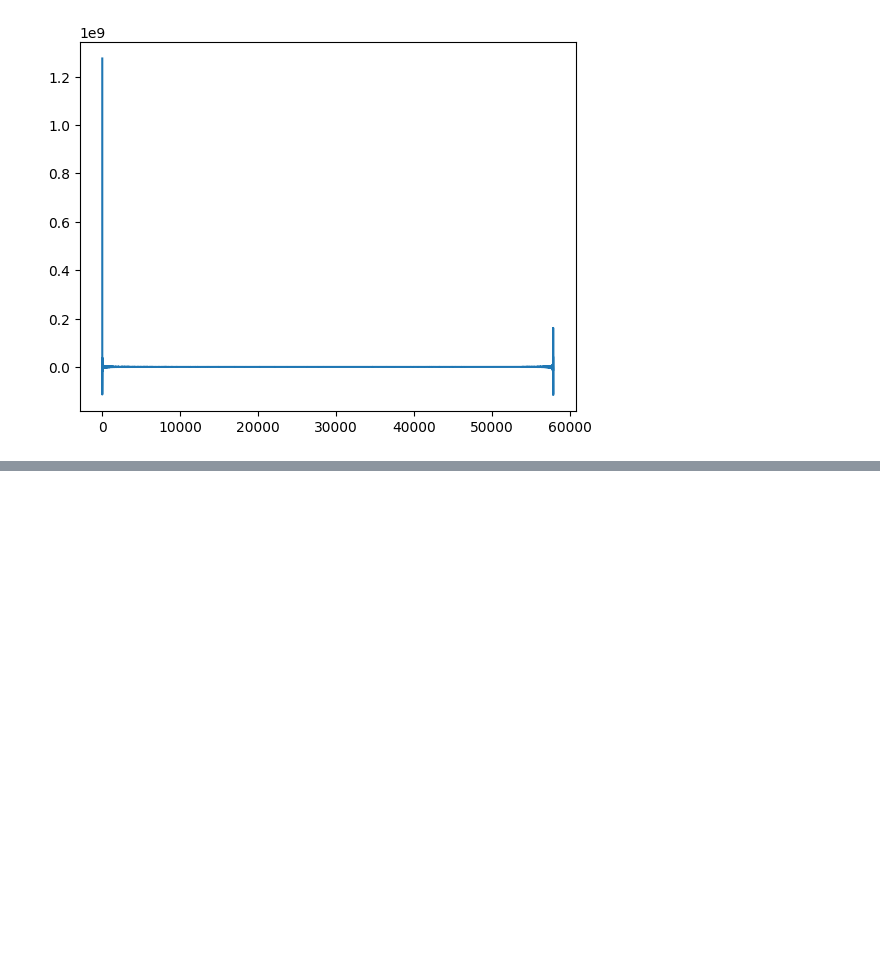
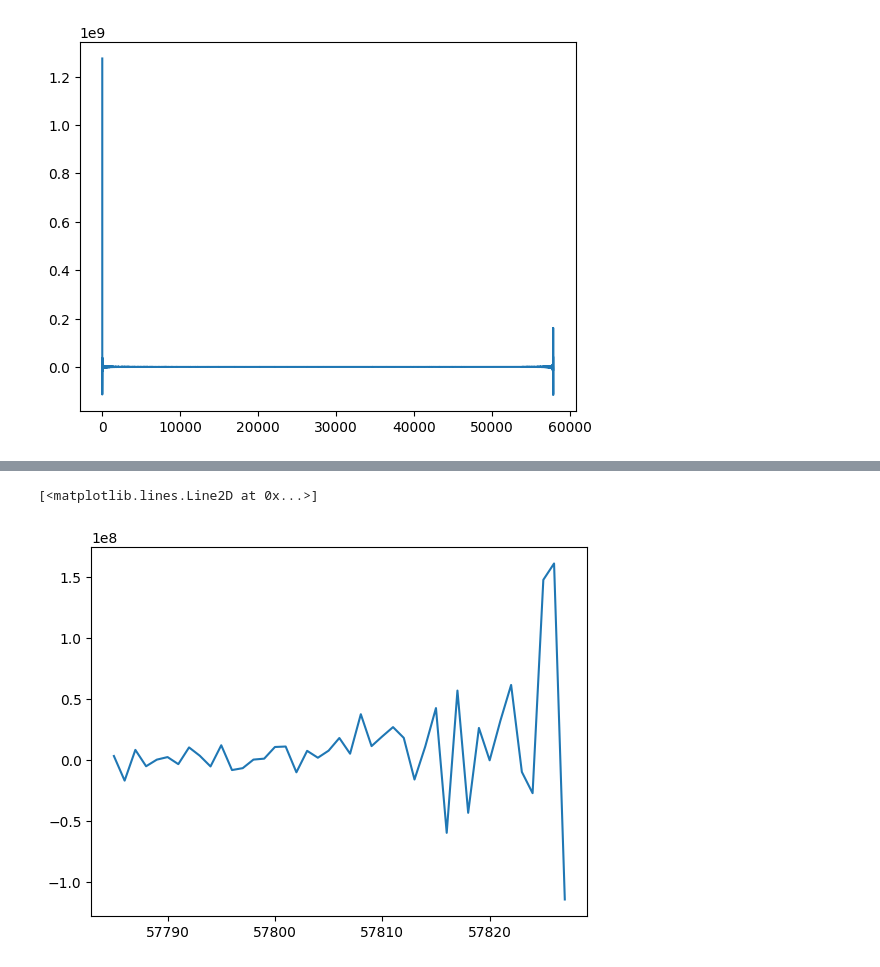
Before and after one commit to Tinmarian/tradingbot, a Jupyter notebook: cristian/scrips/analisis_graficas_derivadas.ipynb, the cells around one changed output, grey strips where cells are left out. Saved outputs shown, nothing was run; the diff lists cells and outputs as text; code cells hidden in the pictures; blank space fills up the shorter version.

```diff
--- a/cristian/scrips/analisis_graficas_derivadas.ipynb
+++ b/cristian/scrips/analisis_graficas_derivadas.ipynb
@@ -106,0 +135,5 @@ plt.plot(dft.Fourier_Freq)
+# %%
+plt.plot(dft.Fourier_Freq[57785:])
+# %% [output]
+[<matplotlib.lines.Line2D at 0x...>]
+[figure, added]
```
Also changed, not shown: parts of 5 cells of this notebook.
